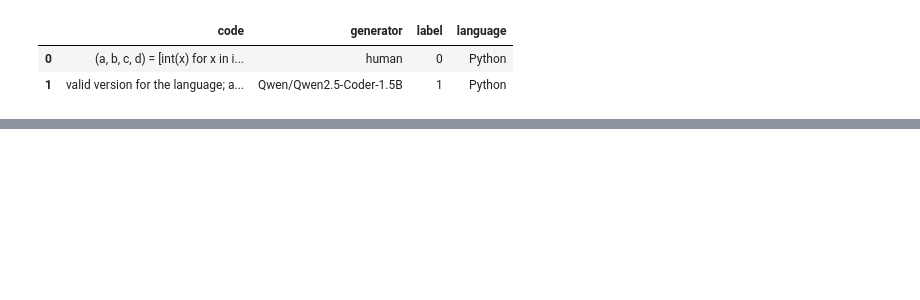
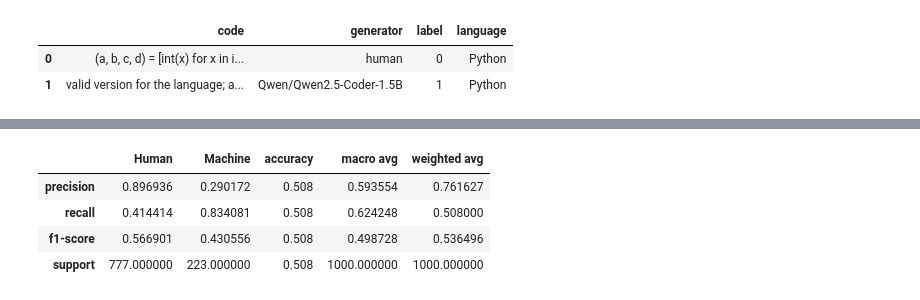
Before and after one commit to azhermurad/semEval_2026, a Jupyter notebook: task_a/taska_models_error_analysis.ipynb, the cells around one changed output, grey strips where cells are left out. Saved outputs shown, nothing was run; the diff lists cells and outputs as text; code cells hidden in the pictures; blank space fills up the shorter version.

```diff
--- a/task_a/taska_models_error_analysis.ipynb
+++ b/task_a/taska_models_error_analysis.ipynb
@@ -72,0 +70,11 @@ X_val_tfidf  = tfidf.transform(X_val_text)
+# %%
+logisticRegressionclf =  LogisticRegression(
+            C=best_params['C'],
+            solver=best_params['solver'],
+            class_weight=best_params['class_weight'],
+            max_iter=5000,
+            n_jobs=-1
+        )
+
+print("="*60)
+logisticRegressionclf.fit(X_train_tfidf, y_train)
@@ -72,0 +135,10 @@ X_val_tfidf  = tfidf.transform(X_val_text)
+# %%
+
+report = classification_report(y_test, pred, output_dict=True,target_names=['Human', 'Machine'])
+pd.DataFrame(report)
+# %% [output]
+|  | Human | Machine | accuracy | macro avg | weighted avg |
+| precision | 0.896936 | 0.290172 | 0.508 | 0.593554 | 0.761627 |
+| recall | 0.414414 | 0.834081 | 0.508 | 0.624248 | 0.508000 |
+| f1-score | 0.566901 | 0.430556 | 0.508 | 0.498728 | 0.536496 |
+| support | 777.000000 | 223.000000 | 0.508 | 1000.000000 | 1000.000000 |
```
Also changed, not shown: parts of 9 cells of this notebook, 4 other files.
